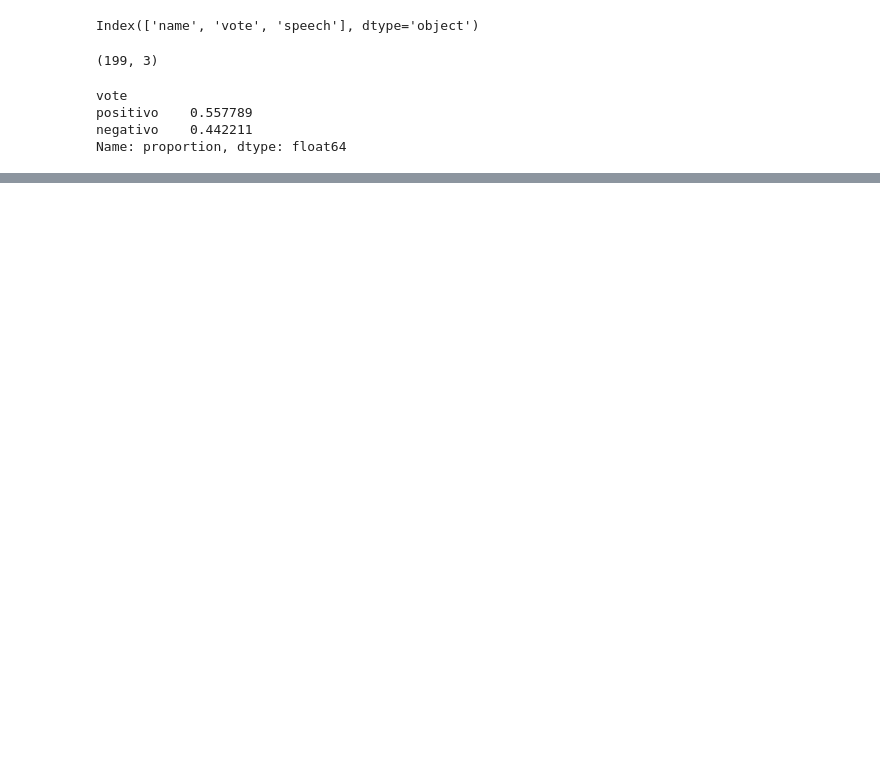
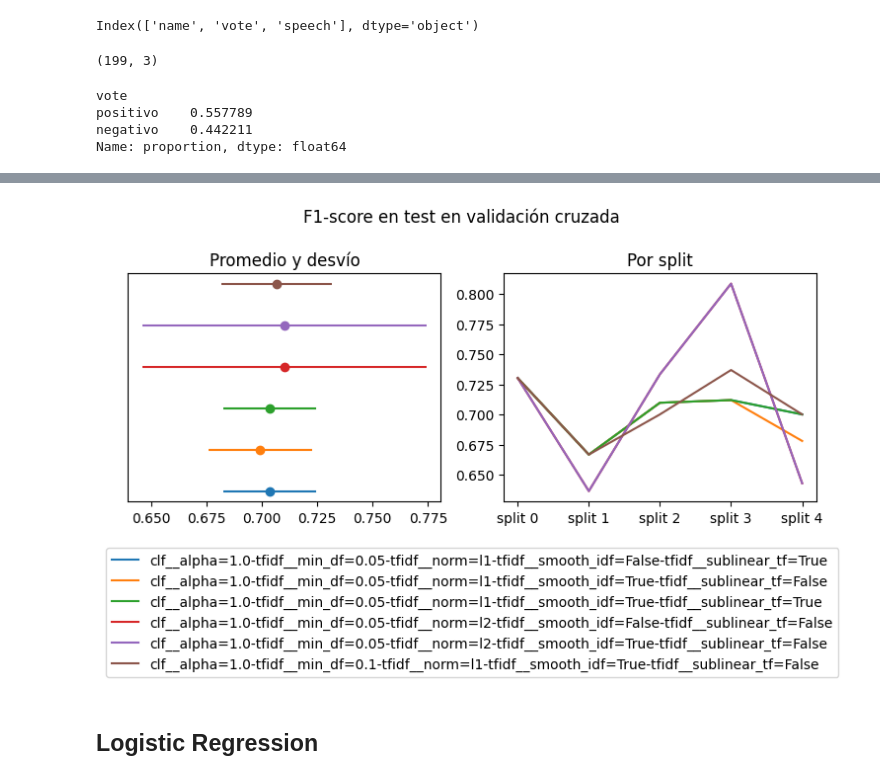
Before and after one commit to macfernandez/eddc-specialization-project, a Jupyter notebook: notebooks/04-methods-classifiers.ipynb, the cells around one changed output, grey strips where cells are left out. Drawn from its saved outputs; the diff is of its cells as text; code cells hidden in the pictures; blank space fills up the shorter version.

```diff
--- a/notebooks/04-methods-classifiers.ipynb
+++ b/notebooks/04-methods-classifiers.ipynb
@@ -118,3 +122,60 @@ nb_gridsearch_cv_results.sort_values(by="rank_test_score", inplace=True)
 nb_gridsearch_cv_results = nb_gridsearch_cv_results[
     nb_gridsearch_cv_results.columns.sort_values().tolist()
 ]
+# %%
+split_cols = nb_gridsearch_cv_results.filter(regex=r"(split\d+\_test)").columns.to_list()
+nb_gridsearch_cv_results2plot = (
+    pd.concat([
+        nb_gridsearch_cv_results.nlargest(3, "mean_test_score"),
+        nb_gridsearch_cv_results.nsmallest(3, "std_test_score")
+    ])
+    .drop_duplicates(keep="first")
+    .reset_index()
+    .melt(
+        id_vars = ["params"],
+        value_vars = split_cols,
+        var_name = "measure"
+    )
+    .merge(
+        nb_gridsearch_cv_results[["mean_test_score", "std_test_score"]],
+        left_on = "params", right_index = True
+    )
+    .reset_index(drop=True)
+)
+# %%
+fig, axs = plt.subplots(1, 2, figsize=(9,3)
+)
+for params, df in nb_gridsearch_cv_results2plot.groupby("params"):
+    _df = df[["params", "mean_test_score", "std_test_score"]].drop_duplicates(keep="first")
+    axs[0].errorbar(
+        x=_df.mean_test_score,
+        xerr=_df.std_test_score,
+        y=_df.params,
+        fmt="o",
+        label=params
+    )
+    axs[1].errorbar(
+        x=df.measure,
+        y=df.value,
+        label=params
+    )
+axs[0].set_yticklabels("F1 score")
+axs[0].set_yticks([])
+axs[0].set_xlabel("")
+axs[0].set_title("Promedio y desvío")
+axs[1].set_xticklabels([
+    "split {n}".format(n=re.search(r'\d+', label.get_text()).group()) for label in axs[1].get_xticklabels()
+])
+axs[1].set_xlabel("")
+axs[1].set_title("Por split")
+title = fig.suptitle("F1-score en test en validación cruzada", y=1.1)
+lgd = plt.legend(loc="lower center", bbox_to_anchor=(-0.1, -0.8))
+
+fig.savefig(
+    f"{project_path}/visualizations/cls__nb_cv.png",
+    bbox_extra_artists=[lgd,title], bbox_inches='tight'
+)
+# %% [output]
+[figure, added]
+# %% [markdown]
+## Logistic Regression
```
Also changed, not shown: parts of 9 cells of this notebook.
